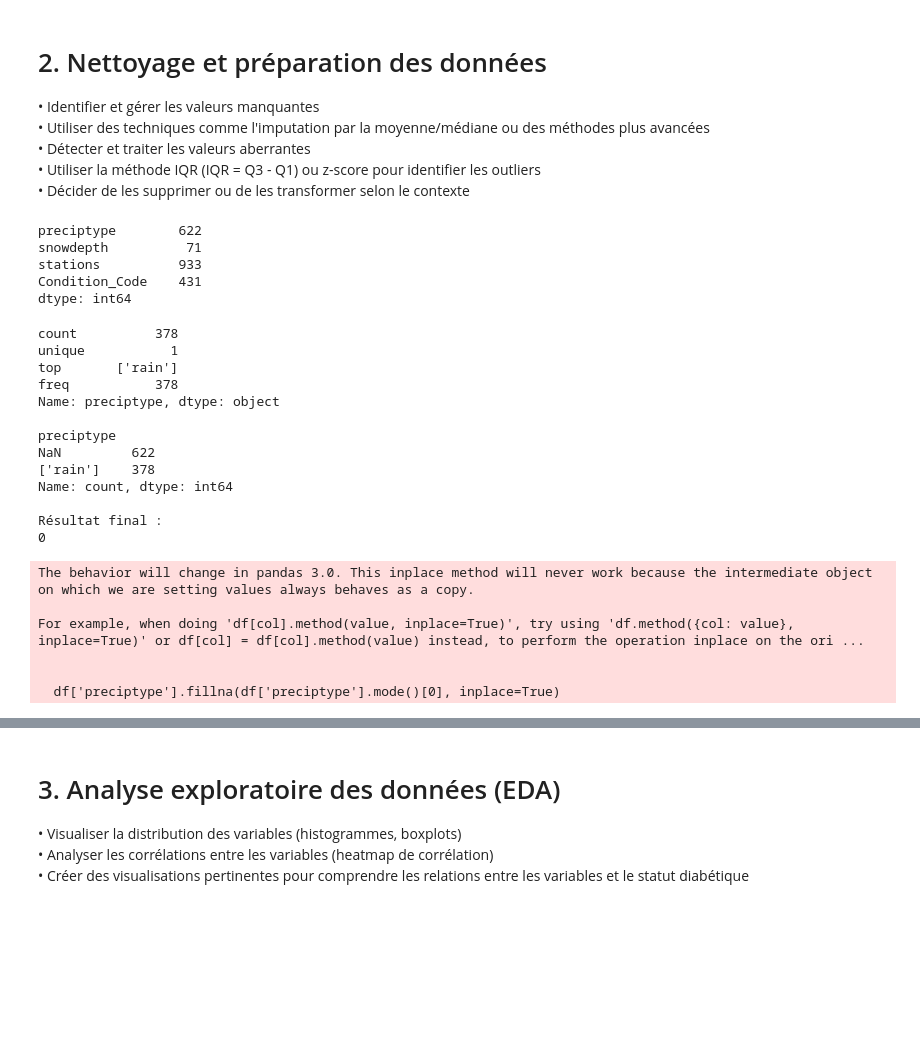
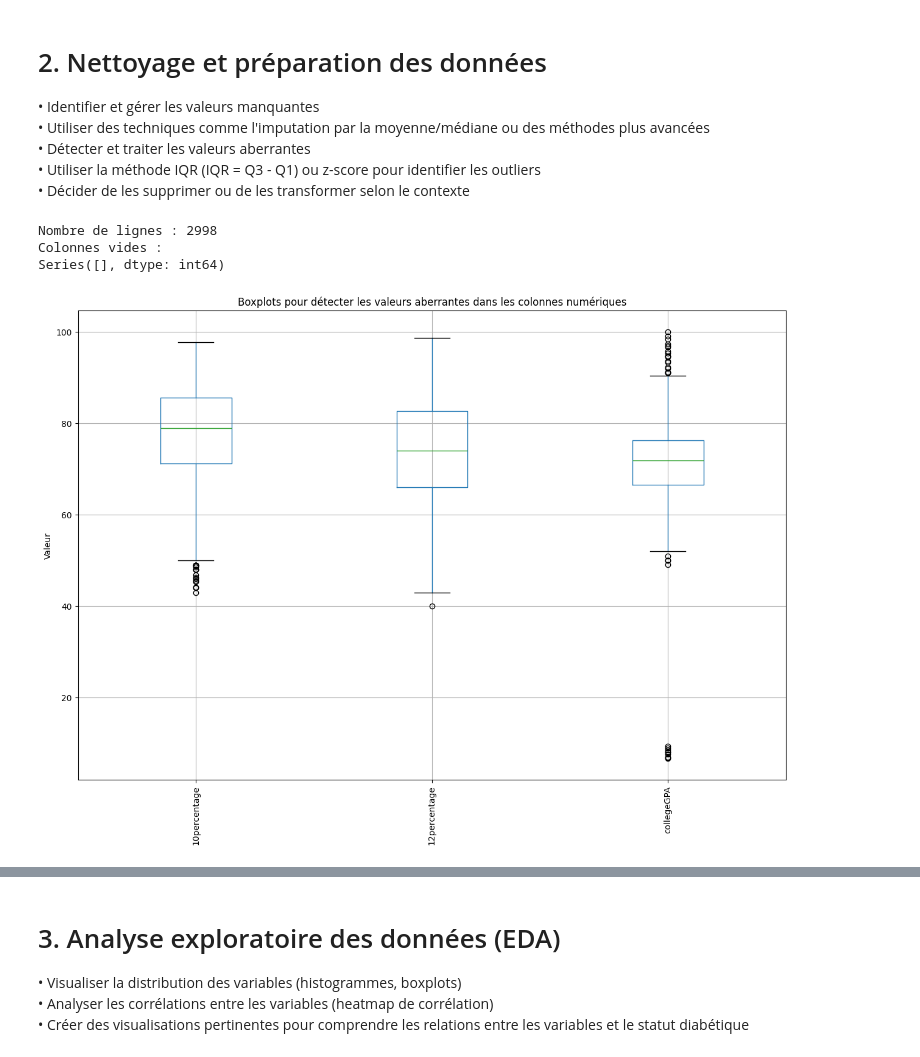
Before and after one commit to MGentieu/Projet_python_data, a Jupyter notebook: Notebook_projet.ipynb, the cells around one changed output, grey strips where cells are left out. Cells and saved outputs as stored; diff of their text form; code cells hidden in the pictures; blank space fills up the shorter version.

```diff
--- a/Notebook_projet.ipynb
+++ b/Notebook_projet.ipynb
@@ -37,48 +37,25 @@ valeurs_vides = df.isnull().sum()
 
 # On ne veut afficher que les colonnes ayant des valeurs manquantes
 colonnes_vides = valeurs_vides[valeurs_vides != 0]
+print("Colonnes vides : ")
 print(colonnes_vides)
 # %% [output]
-preciptype        622
-snowdepth          71
-stations          933
-Condition_Code    431
-dtype: int64
+Nombre de lignes : 2998
+Colonnes vides :
+Series([], dtype: int64)
-# %%
-# A présent, on veut gérer ces valeurs manquantes pour qu'elles ne faussent pas nos résultats
-# Nous analysons tout d'abord la colonne 'preciptype' :
-
-# Afficher les infos de la colonne 'preciptype'
-print(df['preciptype'].describe(include='all'))
-
-# Afficher la distribution des valeurs dans 'preciptype', y compris les valeurs manquantes
-print("")
-print(df['preciptype'].value_counts(dropna=False))
-
-# Utilise la valeur la + fréquente pour remplacer les valeurs manquantes
-df['preciptype'].fillna(df['preciptype'].mode()[0], inplace=True)
-
-# Résultat
-print("")
-print("Résultat final :")
-print(df['preciptype'].isnull().sum())
-# %% [output]
-count          378
-unique           1
-top       ['rain']
-freq           378
-Name: preciptype, dtype: object
-
-preciptype
-NaN         622
-['rain']    378
-Name: count, dtype: int64
-
-Résultat final :
-0
-The behavior will change in pandas 3.0. This inplace method will never work because the intermediate object on which we are setting values always behaves as a copy.
-
-For example, when doing 'df[col].method(value, inplace=True)', try using 'df.method({col: value}, inplace=True)' or df[col] = df[col].method(value) instead, to perform the operation inplace on the ori ...
-
-
-  df['preciptype'].fillna(df['preciptype'].mode()[0], inplace=True)
+# %%
+
+# Liste des colonnes numériques pour détecter les valeurs aberrantes
+colonnes_numeriques = [
+    '10percentage', '12percentage', 'collegeGPA'
+]
+
+# Créer des boxplots pour chaque colonne
+plt.figure(figsize=(15, 10))
+df[colonnes_numeriques].boxplot()
+plt.xticks(rotation=90)
+plt.title("Boxplots pour détecter les valeurs aberrantes dans les colonnes numériques")
+plt.ylabel("Valeur")
+plt.show()
+# %% [output]
+[figure, added]
```
Also changed, not shown: parts of 12 cells of this notebook.
